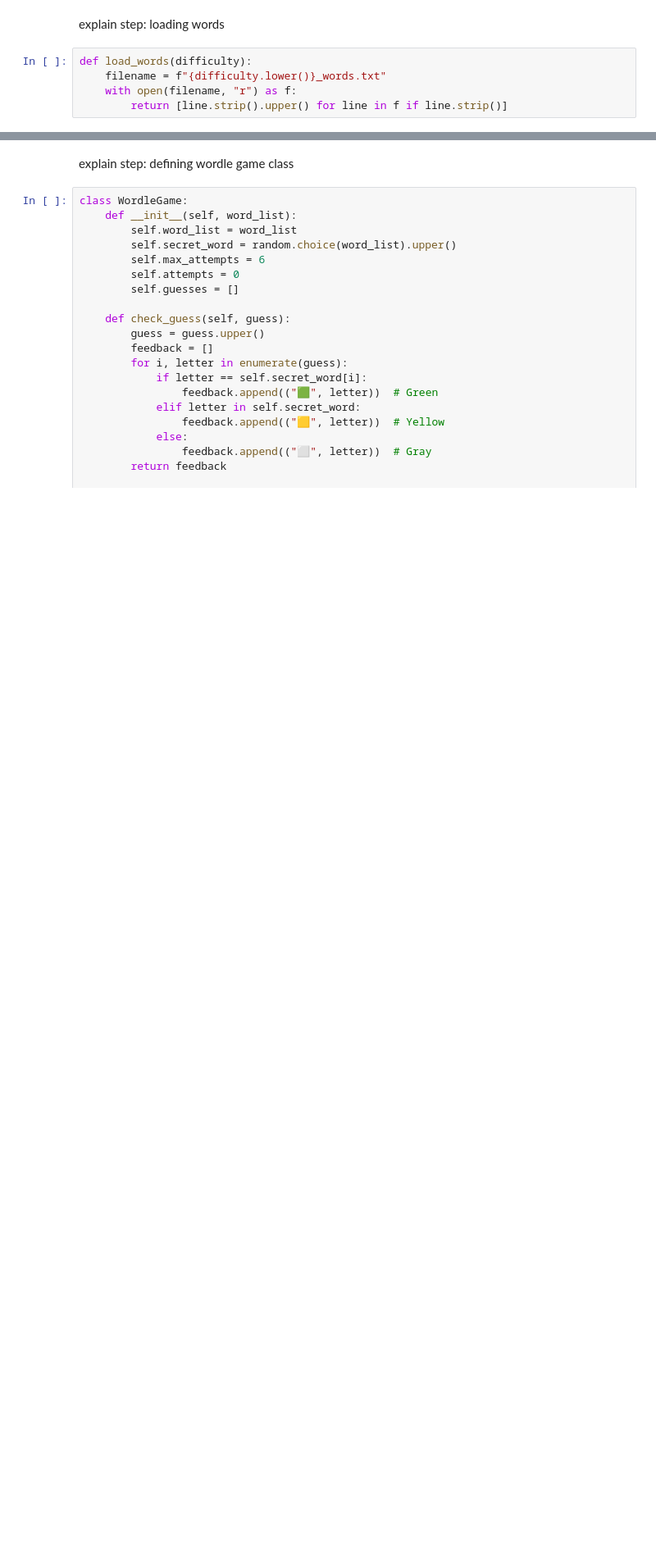
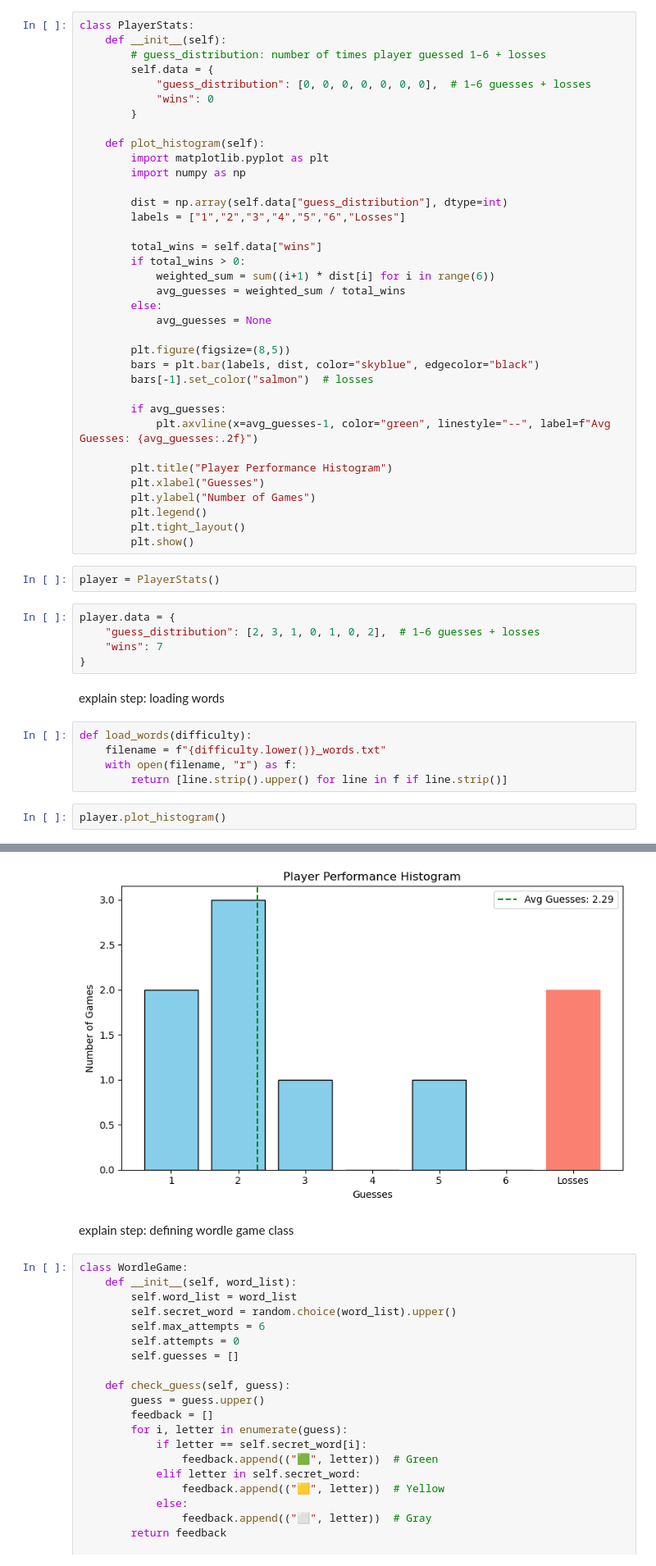
Before and after one commit to truskoa1/Astro1221-Wordle, a Jupyter notebook: wordle.ipynb, the cells around one changed output, grey strips where cells are left out. Shown at 82% size. Cells and saved outputs as stored; diff of their text form; blank space fills up the shorter version.

Commit message:
histogram show

```diff
--- a/wordle.ipynb
+++ b/wordle.ipynb
@@ -103,6 +105,49 @@ def plot_histogram(self):
 
     # This is the key step to display the plot in Jupyter / GitHub
     plt.show()
+# %%
+class PlayerStats:
+    def __init__(self):
+        # guess_distribution: number of times player guessed 1–6 + losses
+        self.data = {
+            "guess_distribution": [0, 0, 0, 0, 0, 0, 0],  # 1–6 guesses + losses
+            "wins": 0
+        }
+
+    def plot_histogram(self):
+        import matplotlib.pyplot as plt
+        import numpy as np
+
+        dist = np.array(self.data["guess_distribution"], dtype=int)
+        labels = ["1","2","3","4","5","6","Losses"]
+
+        total_wins = self.data["wins"]
+        if total_wins > 0:
+            weighted_sum = sum((i+1) * dist[i] for i in range(6))
+            avg_guesses = weighted_sum / total_wins
+        else:
+            avg_guesses = None
+
+        plt.figure(figsize=(8,5))
+        bars = plt.bar(labels, dist, color="skyblue", edgecolor="black")
+        bars[-1].set_color("salmon")  # losses
+
+        if avg_guesses:
+            plt.axvline(x=avg_guesses-1, color="green", linestyle="--", label=f"Avg Guesses: {avg_guesses:.2f}")
+
+        plt.title("Player Performance Histogram")
+        plt.xlabel("Guesses")
+        plt.ylabel("Number of Games")
+        plt.legend()
+        plt.tight_layout()
+        plt.show()
+# %%
+player = PlayerStats()
+# %%
+player.data = {
+    "guess_distribution": [2, 3, 1, 0, 1, 0, 2],  # 1–6 guesses + losses
+    "wins": 7
+}
 # %% [markdown]
 explain step: loading words
 # %%
@@ -110,3 +155,6 @@ def load_words(difficulty):
     filename = f"{difficulty.lower()}_words.txt"
     with open(filename, "r") as f:
         return [line.strip().upper() for line in f if line.strip()]
+# %%
+player.plot_histogram()
+# %% [output]
@@ -113,3 +162,4 @@ def load_words(difficulty):
+[figure, added]
 # %% [markdown]
 explain step: defining wordle game class
 # %%
```
Also changed, not shown: parts of 4 cells of this notebook.
